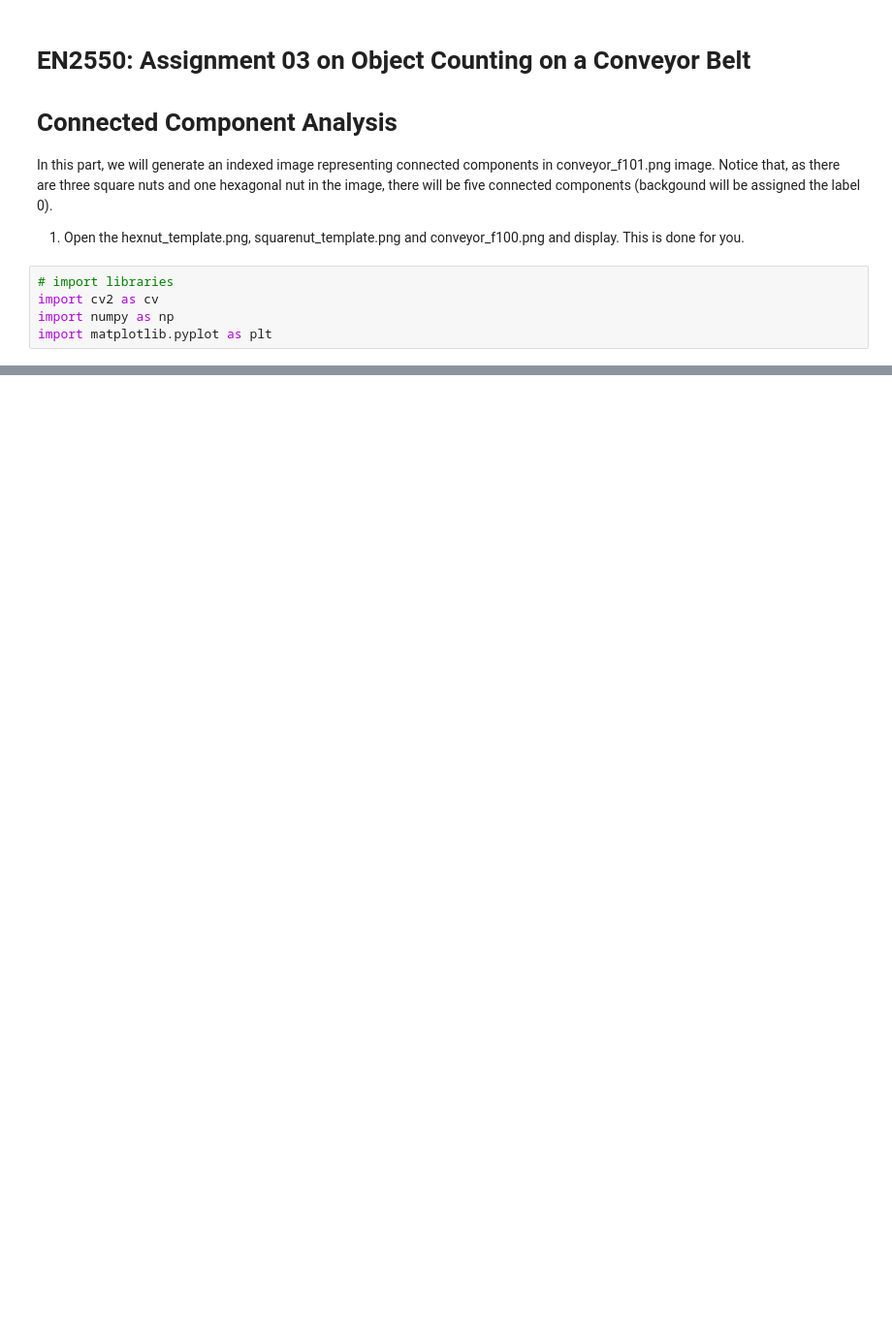
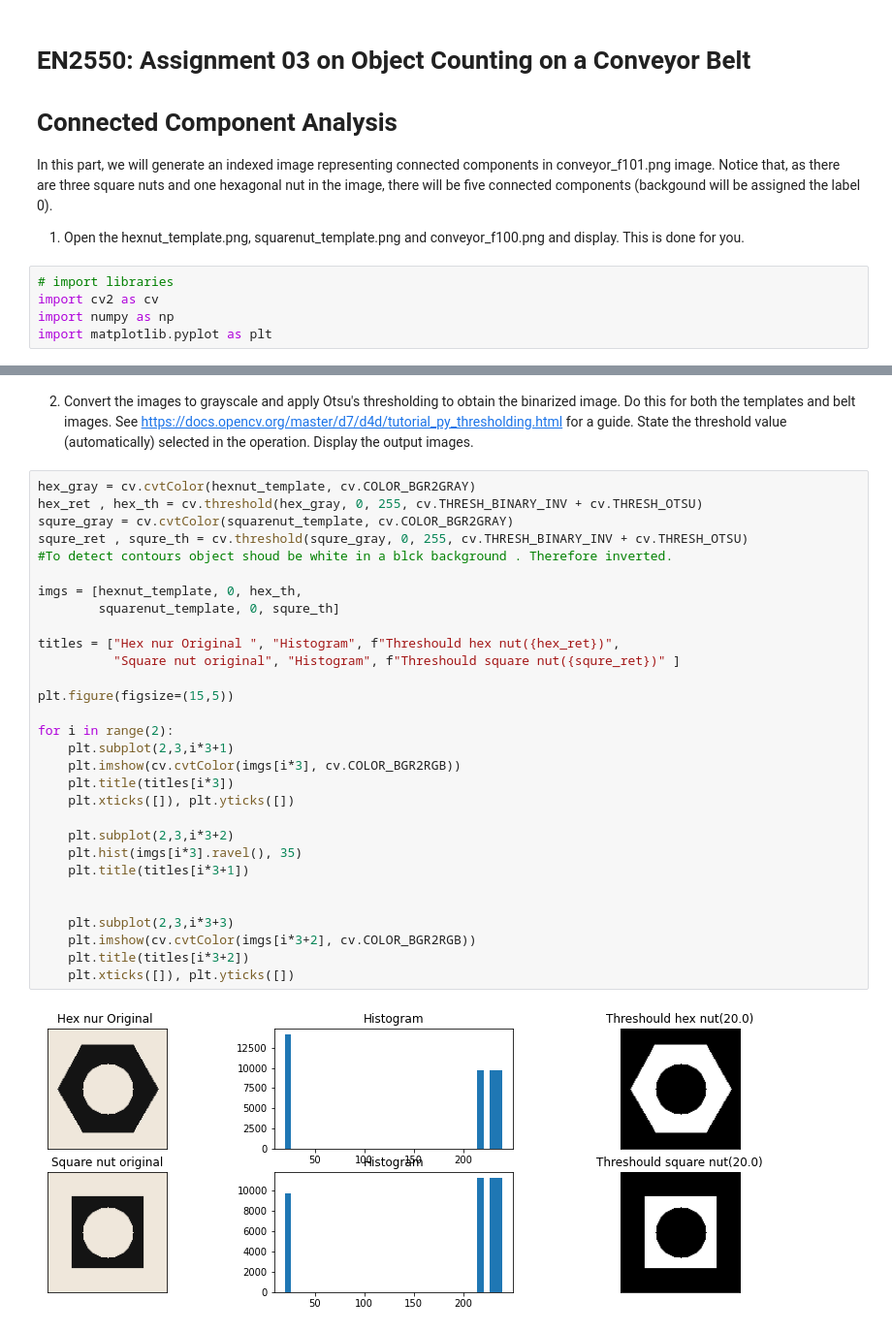
Before and after one commit to Uvin99/EN2550_Assignment3, a Jupyter notebook: Assignment3.ipynb, the cells around one changed output, grey strips where cells are left out. Shown at 97% size. Drawn from its saved outputs; the diff is of its cells as text; blank space fills up the shorter version.

```diff
--- a/Assignment3.ipynb
+++ b/Assignment3.ipynb
@@ -27,0 +27,34 @@ plt.show()
+# %% [markdown]
+2. Convert the images to grayscale and apply Otsu's thresholding to obtain the binarized image. Do this for both the templates and belt images. See https://docs.opencv.org/master/d7/d4d/tutorial_py_thresholding.html for a guide. State the threshold value (automatically) selected in the operation. Display the output images.
+# %%
+hex_gray = cv.cvtColor(hexnut_template, cv.COLOR_BGR2GRAY)
+hex_ret , hex_th = cv.threshold(hex_gray, 0, 255, cv.THRESH_BINARY_INV + cv.THRESH_OTSU)
+squre_gray = cv.cvtColor(squarenut_template, cv.COLOR_BGR2GRAY)
+squre_ret , squre_th = cv.threshold(squre_gray, 0, 255, cv.THRESH_BINARY_INV + cv.THRESH_OTSU)
+#To detect contours object shoud be white in a blck background . Therefore inverted.
+
+imgs = [hexnut_template, 0, hex_th,
+        squarenut_template, 0, squre_th]
+
+titles = ["Hex nur Original ", "Histogram", f"Threshould hex nut({hex_ret})",
+          "Square nut original", "Histogram", f"Threshould square nut({squre_ret})" ]
+
+plt.figure(figsize=(15,5))
+
+for i in range(2):
+    plt.subplot(2,3,i*3+1)
+    plt.imshow(cv.cvtColor(imgs[i*3], cv.COLOR_BGR2RGB))
+    plt.title(titles[i*3])
+    plt.xticks([]), plt.yticks([])
+
+    plt.subplot(2,3,i*3+2)
+    plt.hist(imgs[i*3].ravel(), 35)
+    plt.title(titles[i*3+1])
+
+
+    plt.subplot(2,3,i*3+3)
+    plt.imshow(cv.cvtColor(imgs[i*3+2], cv.COLOR_BGR2RGB))
+    plt.title(titles[i*3+2])
+    plt.xticks([]), plt.yticks([])
+# %% [output]
+[figure, added]
```
Also changed, not shown: parts of 3 cells of this notebook, 1 other file.
